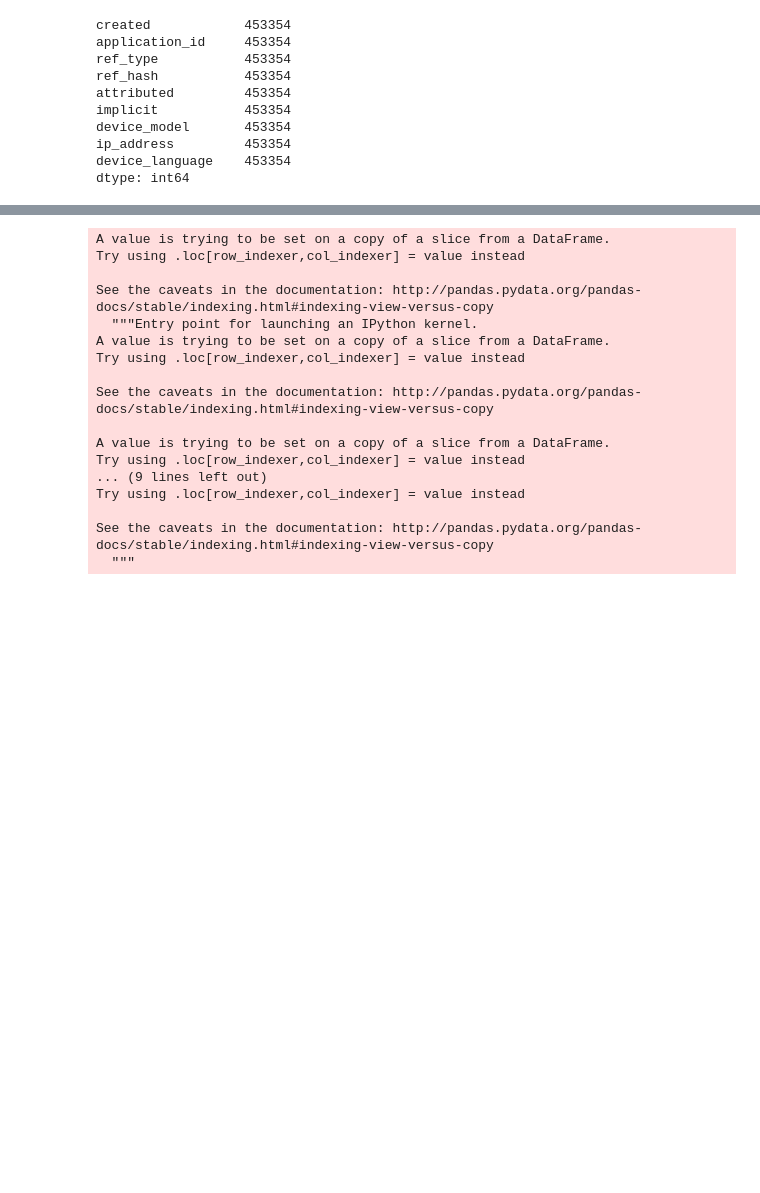
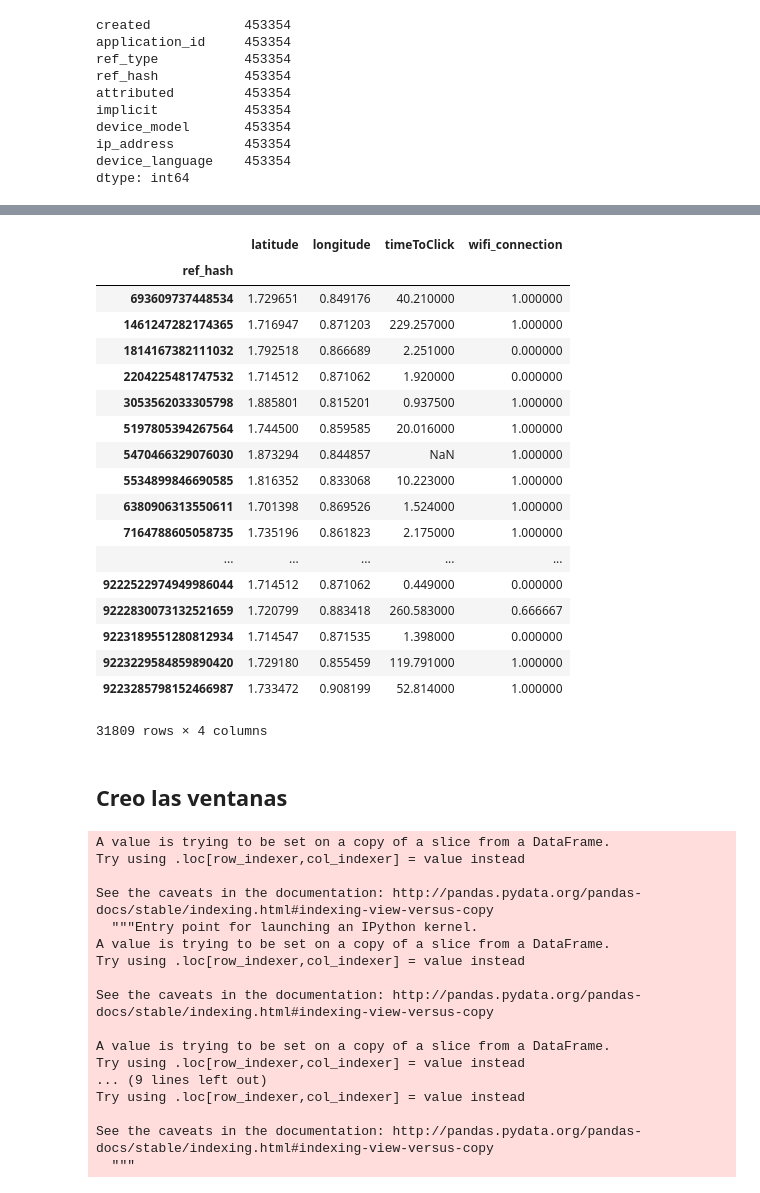
Before and after one commit to shizus/7506-1c2019, a Jupyter notebook: tp2/scripts/installsListoPaTraining.ipynb, the cells around one changed output, grey strips where cells are left out. Drawn from its saved outputs; the diff is of its cells as text; code cells hidden in the pictures; blank space fills up the shorter version.

```diff
--- a/tp2/scripts/installsListoPaTraining.ipynb
+++ b/tp2/scripts/installsListoPaTraining.ipynb
@@ -71,0 +63,2 @@ installs.head()
+# %%
+clicks = pd.read_csv("../datos/clicks.csv", low_memory=False)
@@ -72,3 +71,30 @@ installs.head()
+# %%
+clicks["touchX"] = clicks["touchX"].astype("float32")
+clicks["touchY"] = clicks["touchY"].astype("float32")
+# %%
+clicks.groupby('ref_hash').agg({'latitude': 'mean', 'longitude' : 'mean', 'timeToClick' : 'mean', 'wifi_connection' : 'mean'})
+# %% [output]
+|  | latitude | longitude | timeToClick | wifi_connection |
+| ref_hash |  |  |  |  |
+| 693609737448534 | 1.729651 | 0.849176 | 40.210000 | 1.000000 |
+| 1461247282174365 | 1.716947 | 0.871203 | 229.257000 | 1.000000 |
+| 1814167382111032 | 1.792518 | 0.866689 | 2.251000 | 0.000000 |
+| 2204225481747532 | 1.714512 | 0.871062 | 1.920000 | 0.000000 |
+| 3053562033305798 | 1.885801 | 0.815201 | 0.937500 | 1.000000 |
+| 5197805394267564 | 1.744500 | 0.859585 | 20.016000 | 1.000000 |
+| 5470466329076030 | 1.873294 | 0.844857 | NaN | 1.000000 |
+| 5534899846690585 | 1.816352 | 0.833068 | 10.223000 | 1.000000 |
+| 6380906313550611 | 1.701398 | 0.869526 | 1.524000 | 1.000000 |
+| 7164788605058735 | 1.735196 | 0.861823 | 2.175000 | 1.000000 |
+| ... | ... | ... | ... | ... |
+| 9222522974949986044 | 1.714512 | 0.871062 | 0.449000 | 0.000000 |
+| 9222830073132521659 | 1.720799 | 0.883418 | 260.583000 | 0.666667 |
+| 9223189551280812934 | 1.714547 | 0.871535 | 1.398000 | 0.000000 |
+| 9223229584859890420 | 1.729180 | 0.855459 | 119.791000 | 1.000000 |
+| 9223285798152466987 | 1.733472 | 0.908199 | 52.814000 | 1.000000 |
+31809 rows × 4 columns
+# %% [markdown]
+## Creo las ventanas
 # %%
 installs1 = installs[(installs['created'].dt.day < 21)]
 installs2 = installs[(installs['created'].dt.day > 18) & (installs['created'].dt.day < 22)]
```
Also changed, not shown: parts of 17 cells of this notebook, 1 other file.
